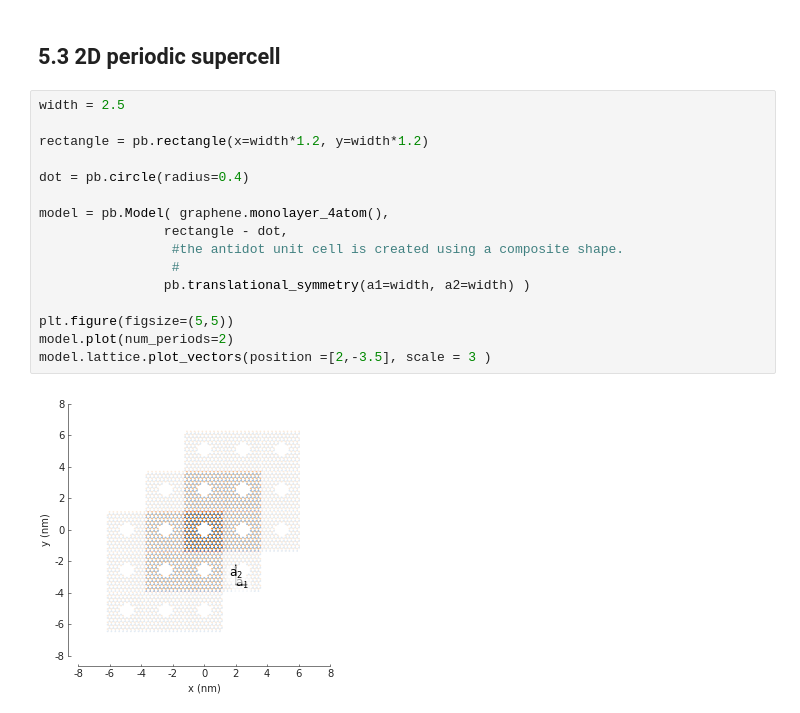
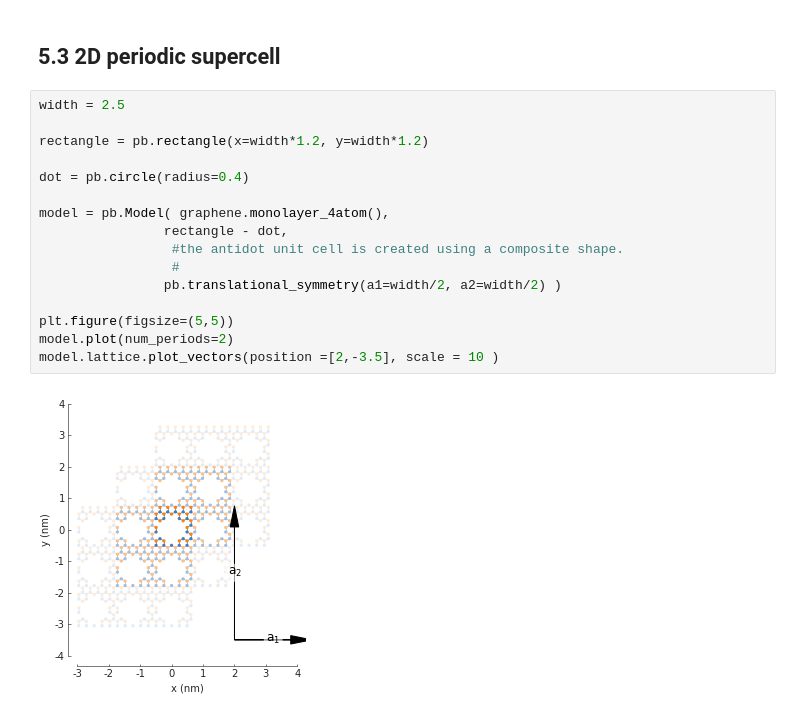
Before and after one commit to kihyuk-UOS/kihyuk-visphys, a Jupyter notebook: Pybinding Tutorial ( 5.Shape and symmetry ) .ipynb, the cells around one changed output. Cells and saved outputs as stored; diff of their text form.

```diff
--- a/Pybinding Tutorial ( 5.Shape and symmetry ) .ipynb
+++ b/Pybinding Tutorial ( 5.Shape and symmetry ) .ipynb
@@ -87,18 +87,18 @@ bands.plot(point_labels = ['$-\pi/a$','$\pi/a$'])
 # %%
 width = 2.5
 
 rectangle = pb.rectangle(x=width*1.2, y=width*1.2)
 
 dot = pb.circle(radius=0.4)
 
 model = pb.Model( graphene.monolayer_4atom(),
                 rectangle - dot,
                  #the antidot unit cell is created using a composite shape.
                  #
-                pb.translational_symmetry(a1=width, a2=width) )
+                pb.translational_symmetry(a1=width/2, a2=width/2) )
 
 plt.figure(figsize=(5,5))
 model.plot(num_periods=2)
-model.lattice.plot_vectors(position =[2,-3.5], scale = 3 )
+model.lattice.plot_vectors(position =[2,-3.5], scale = 10 )
 # %% [output]
-[figure, old version]
+[figure, new version]
```
